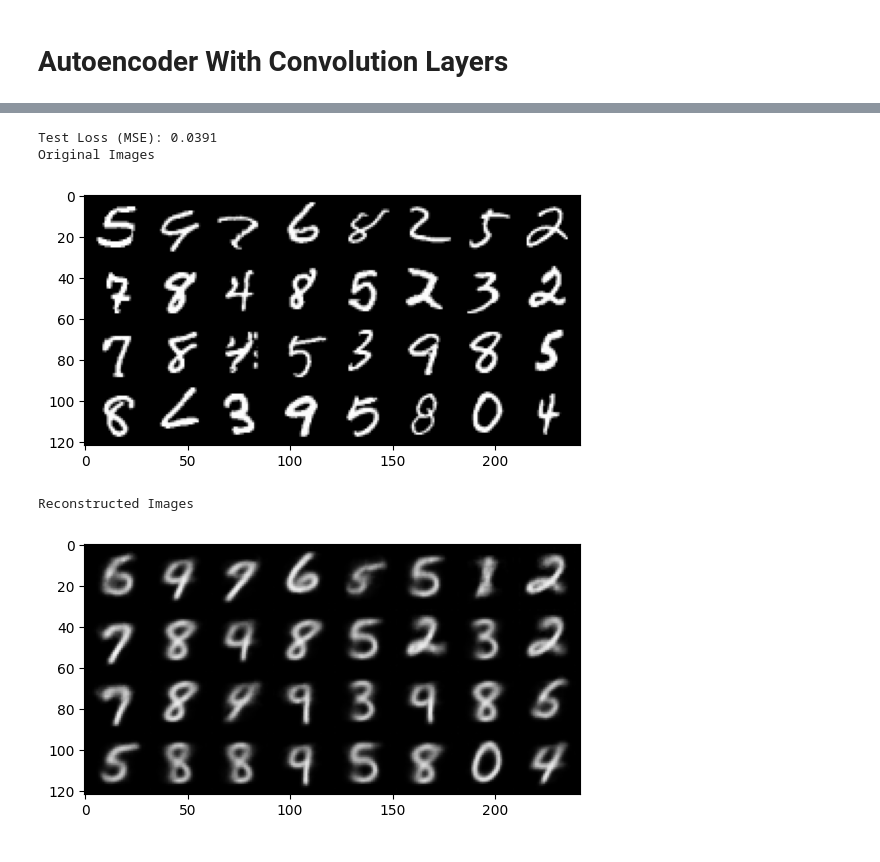
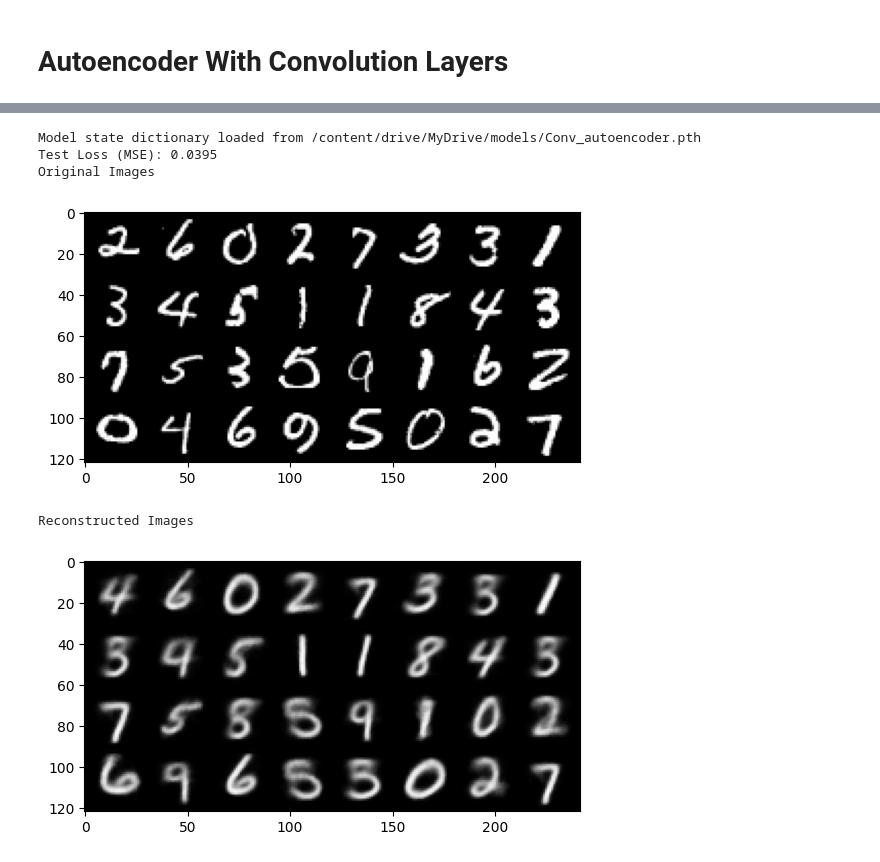
Before and after one commit to Bhimsendabby/Machine--Learning-practice, a Jupyter notebook: Autocoder_pytorch.ipynb, the cells around one changed output, grey strips where cells are left out. Cells and saved outputs as stored; diff of their text form; code cells hidden in the pictures.

```diff
--- a/Autocoder_pytorch.ipynb
+++ b/Autocoder_pytorch.ipynb
@@ -335,6 +246,16 @@ class ConvAutoencoder(nn.Module):
                 Trim(),  # 1x29x29 -> 1x28x28
                 nn.Sigmoid()
                 )
+    def forward(self, x):
+        x = self.encoder(x)
+        x = self.decoder(x)
+        return x
+
+
+
+class ConvAutoencoder_2(nn.Module):
+    def __init__(self, latent_dim=128):
+        super(ConvAutoencoder_2, self).__init__()
         # Encoder
         self.encoder_conv = nn.Sequential(
             nn.Conv2d(1, 16, kernel_size=3, stride=2, padding=1),  # [batch, 1, 28, 28] -> [batch, 16, 14, 14]
@@ -363,13 +284,10 @@ class ConvAutoencoder(nn.Module):
         )
 
     def forward(self, x):
-        # x = self.encoder_conv(x)
-        # x = self.encoder_fc(x)
-        # x = self.decoder_fc(x)
-        # x = self.decoder_conv(x)
-
-        x = self.encoder(x)
-        x = self.decoder(x)
+        x = self.encoder_conv(x)
+        x = self.encoder_fc(x)
+        x = self.decoder_fc(x)
+        x = self.decoder_conv(x)
         return x
 # %%
 # Example usage
@@ -509,34 +430,48 @@ def evaluate_model(autoencoder, test_loader, loss_function, device):
             reconstructions = autoencoder(images)
             loss = loss_function(reconstructions, images)
             test_loss += loss.item()
 
     test_loss /= len(test_loader)
     print(f'Test Loss (MSE): {test_loss:.4f}')
 
     # Visualize some of the reconstructed images
     dataiter = iter(test_loader)
     images, _ = next(dataiter)
     images = images.to(device)
     with torch.no_grad():
         reconstructions = autoencoder(images)
 
     # Move to CPU for visualization
     images = images.cpu()
     reconstructions = reconstructions.cpu()
 
     # Display the original images
     print("Original Images")
     imshow(torchvision.utils.make_grid(images))
 
     # Display the reconstructed images
     print("Reconstructed Images")
     imshow(torchvision.utils.make_grid(reconstructions))
 
 # Example usage
+
+
+# Define the path to load the model from Google Drive
+model_path = '/content/drive/MyDrive/models/Conv_autoencoder.pth'
+
+# Create a new instance of the model
+autoencoder = ConvAutoencoder(latent_dim=latent_dim).to(device)
+
+# Load the state dictionary
+autoencoder.load_state_dict(torch.load(model_path))
+print(f"Model state dictionary loaded from {model_path}")
+
+
 evaluate_model(autoencoder, test_loader, loss_function, device)
 # %% [output]
-Test Loss (MSE): 0.0391
+Model state dictionary loaded from /content/drive/MyDrive/models/Conv_autoencoder.pth
+Test Loss (MSE): 0.0395
 Original Images
-[figure, old version]
+[figure, new version]
 Reconstructed Images
-[figure, old version]
+[figure, new version]
```
Also changed, not shown: parts of 12 cells of this notebook.
